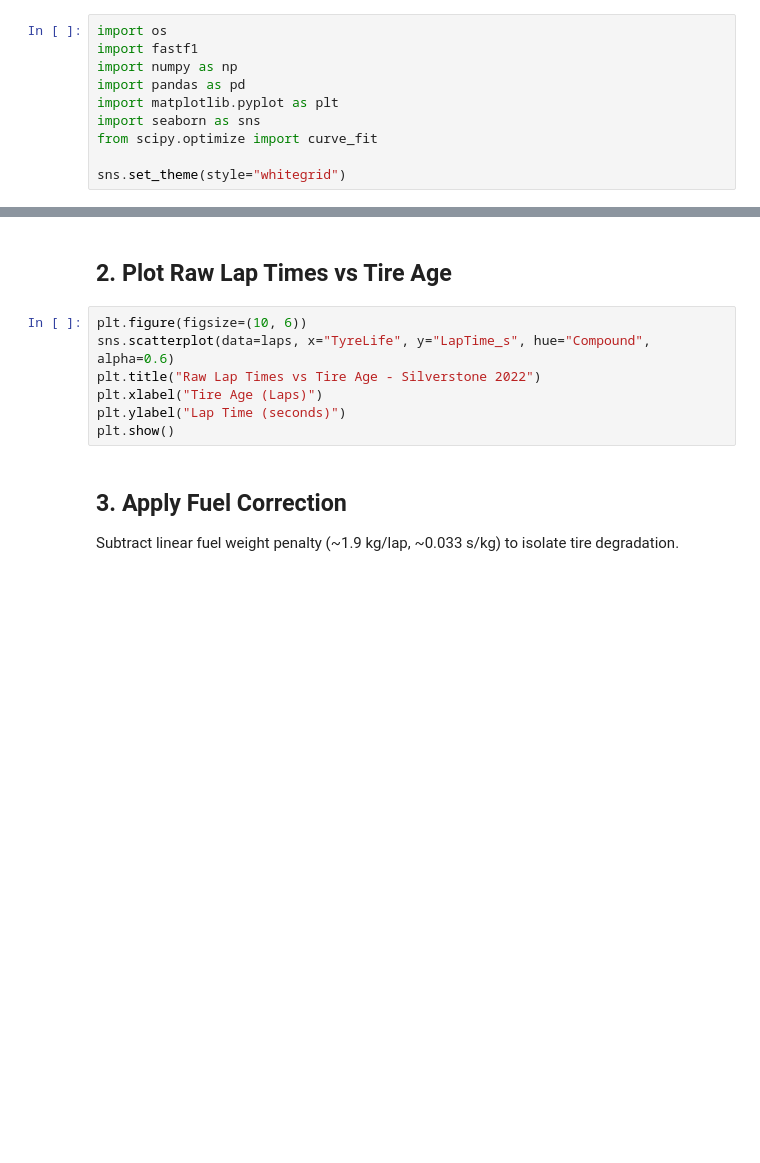
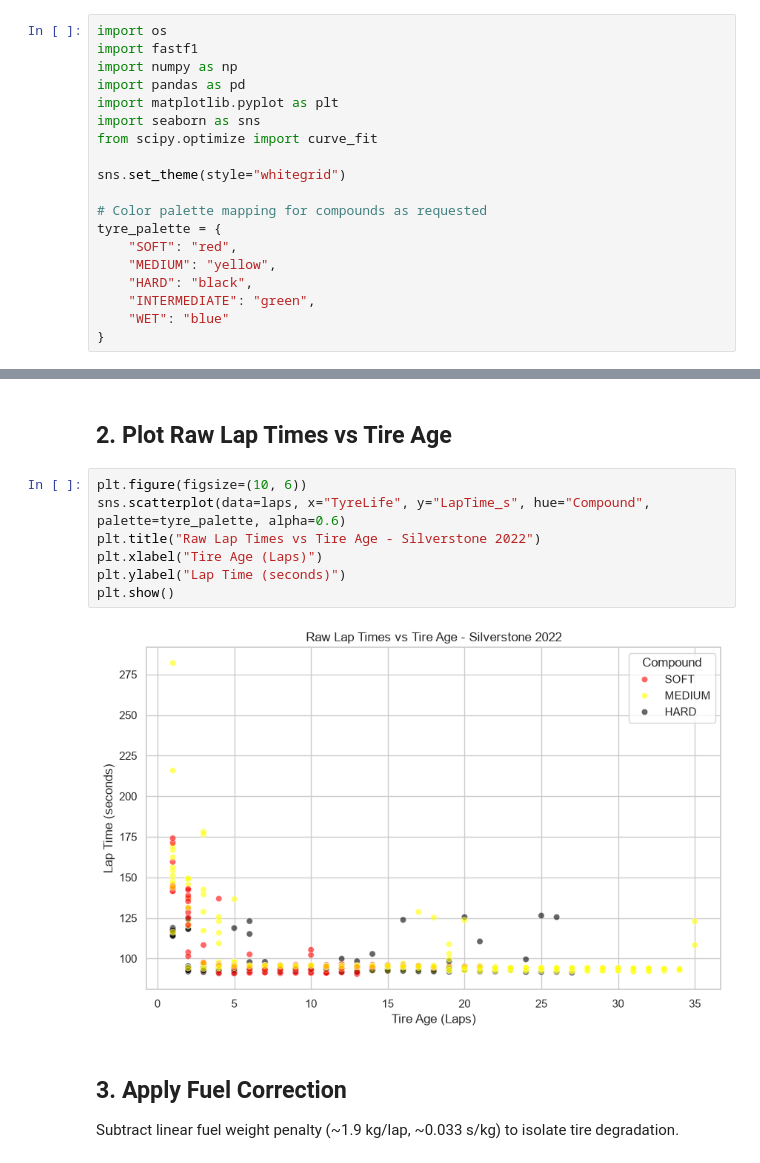
Before and after one commit to Saad-Manda/F1-Strategist, a Jupyter notebook: notebooks/01_data_exploration.ipynb, the cells around one changed output, grey strips where cells are left out. Cells and saved outputs as stored; diff of their text form; blank space fills up the shorter version.

Commit message:
style(notebooks): update compound plot colors to standard F1 scheme

```diff
--- a/notebooks/01_data_exploration.ipynb
+++ b/notebooks/01_data_exploration.ipynb
@@ -12,6 +12,15 @@ import seaborn as sns
 from scipy.optimize import curve_fit
 
 sns.set_theme(style="whitegrid")
+
+# Color palette mapping for compounds as requested
+tyre_palette = {
+    "SOFT": "red",
+    "MEDIUM": "yellow",
+    "HARD": "black",
+    "INTERMEDIATE": "green",
+    "WET": "blue"
+}
 # %% [markdown]
 ## 1. Load Silverstone 2022 Race
 # %%
@@ -28,11 +51,13 @@ print(f"Loaded {len(laps)} laps from {session.event['EventName']} {session.event
 ## 2. Plot Raw Lap Times vs Tire Age
 # %%
 plt.figure(figsize=(10, 6))
-sns.scatterplot(data=laps, x="TyreLife", y="LapTime_s", hue="Compound", alpha=0.6)
+sns.scatterplot(data=laps, x="TyreLife", y="LapTime_s", hue="Compound", palette=tyre_palette, alpha=0.6)
 plt.title("Raw Lap Times vs Tire Age - Silverstone 2022")
 plt.xlabel("Tire Age (Laps)")
 plt.ylabel("Lap Time (seconds)")
 plt.show()
+# %% [output]
+[figure, added]
 # %% [markdown]
 ## 3. Apply Fuel Correction
 
```
Also changed, not shown: parts of 4 cells of this notebook, 1 other file.
